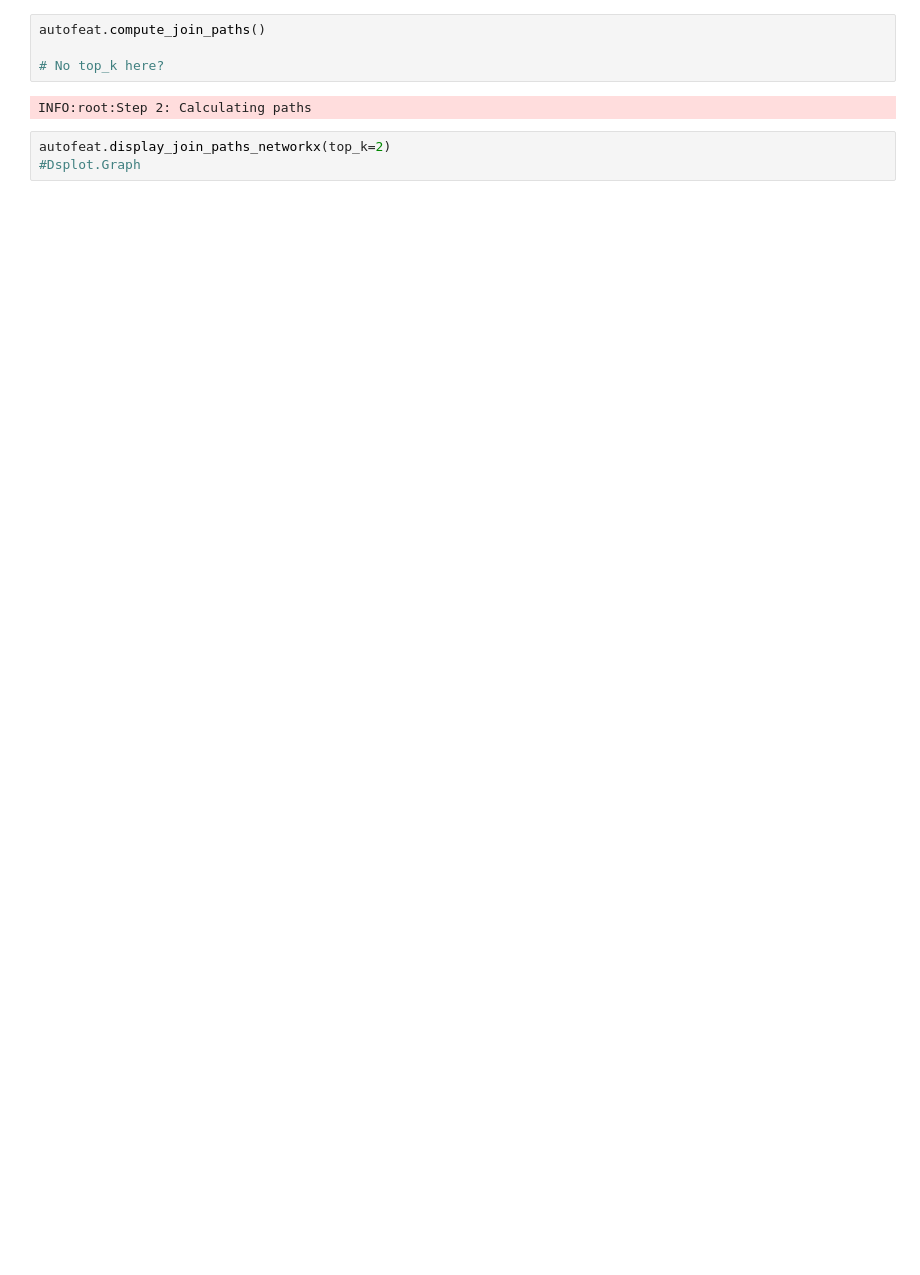
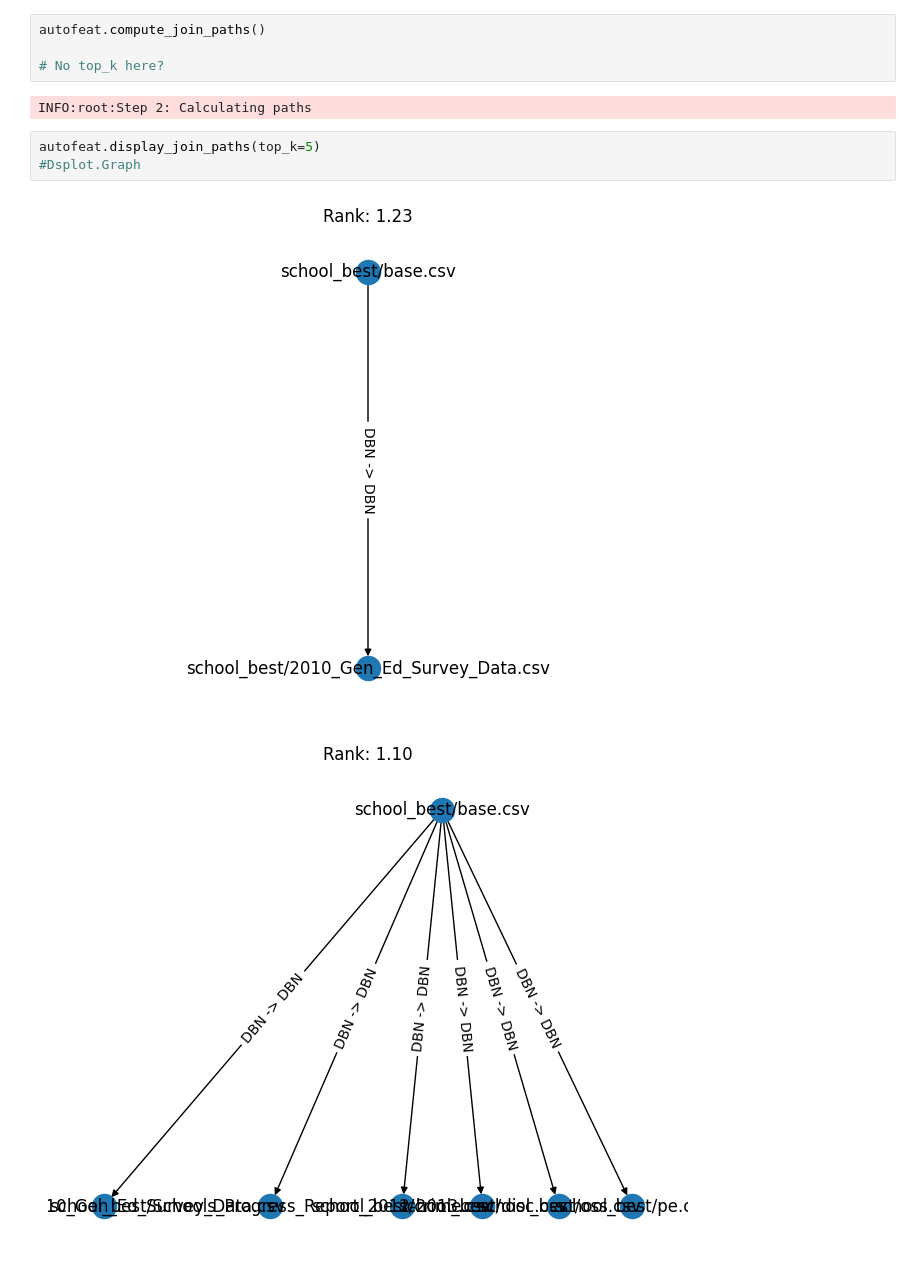
Before and after one commit to delftdata/hci-auto-feat, a Jupyter notebook: run.ipynb, the cells around one changed output. Drawn from its saved outputs; the diff is of its cells as text; blank space fills up the shorter version.

```diff
--- a/run.ipynb
+++ b/run.ipynb
@@ -28,5 +43,8 @@ autofeat.compute_join_paths()
 # %% [output]
 INFO:root:Step 2: Calculating paths
 # %%
-autofeat.display_join_paths_networkx(top_k=2)
+autofeat.display_join_paths(top_k=5)
 #Dsplot.Graph
+# %% [output]
+[figure, added]
+[figure, added]
```
Also changed, not shown: parts of 24 cells of this notebook, 19 other files.
